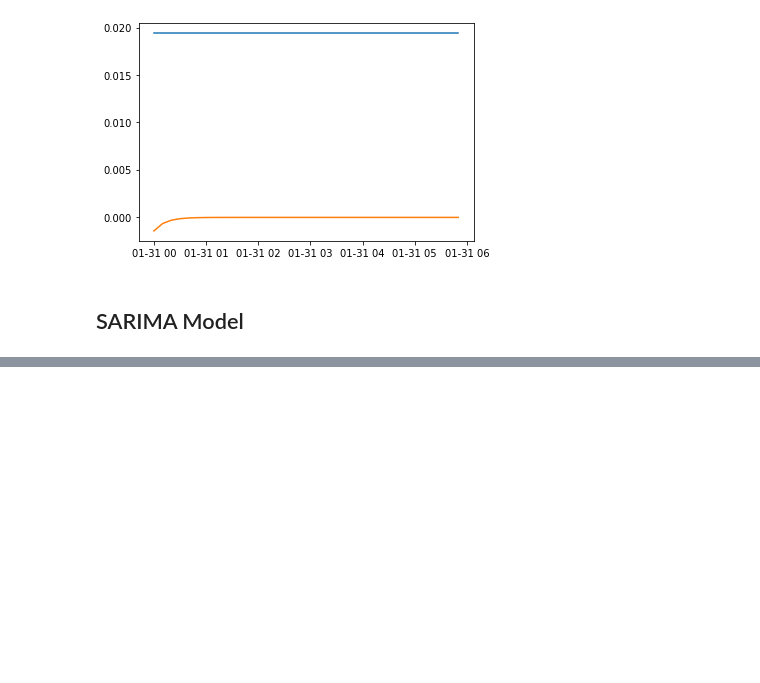
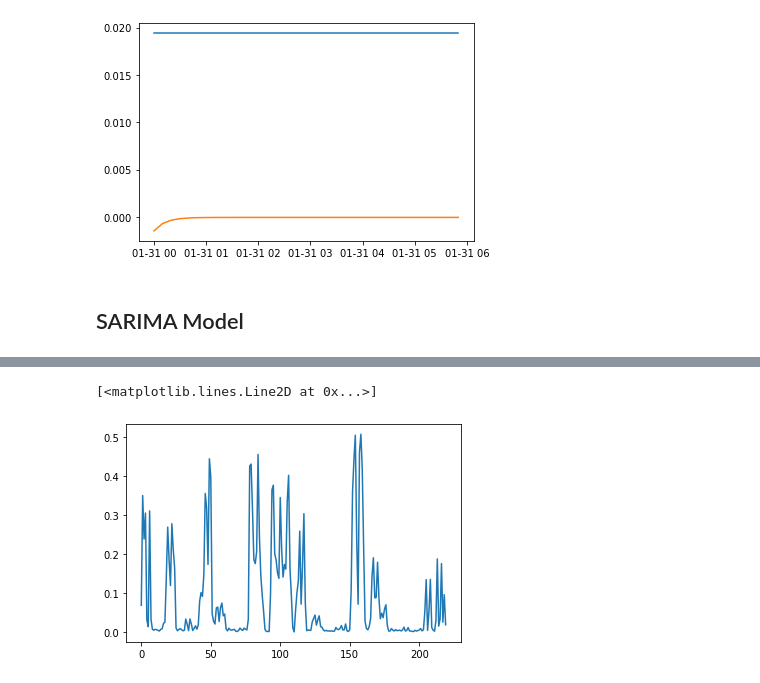
Before and after one commit to ThomTe314/capstone_quadra, a Jupyter notebook: Capstone ML.ipynb, the cells around one changed output, grey strips where cells are left out. Drawn from its saved outputs; the diff is of its cells as text; code cells hidden in the pictures; blank space fills up the shorter version.

```diff
--- a/Capstone ML.ipynb
+++ b/Capstone ML.ipynb
@@ -903,0 +941,2 @@ MemoryError: Unable to allocate 158. MiB for an array with shape (146, 146, 972)
+# %%
+date_list = pd.date_range(clean_df.index[0], clean_df.index[clean_df.index < '2018-03-01 00:00:00' ][-1], freq='6H')
@@ -903,0 +988,2 @@ MemoryError: Unable to allocate 158. MiB for an array with shape (146, 146, 972)
+# %%
+sarimax_results, sarimax_test, sarimax_exog = sarimax_model_applier(clean_df.copy())
@@ -903,0 +1024,12 @@ MemoryError: Unable to allocate 158. MiB for an array with shape (146, 146, 972)
+# %%
+sarimax_rmse = []
+for i in range(4,len(sarimax_test)):
+    y_test = sarimax_test[i].target_losses_norm
+    y_pred = sarimax_results[i].predict(1, len(sarimax_results[i].fittedvalues)+36, exog = sarimax_exog[i][:37])[-37:-31]
+    _, rmse, _, _ = regr_eval(y_test, y_pred, return_scores=True, print_scores=False)
+    sarimax_rmse.append(round(rmse,6))
+# %%
+plt.plot(sarimax_rmse)
+# %% [output]
+[<matplotlib.lines.Line2D at 0x...>]
+[figure, added]
```
Also changed, not shown: parts of 18 cells of this notebook, 1 other file.
